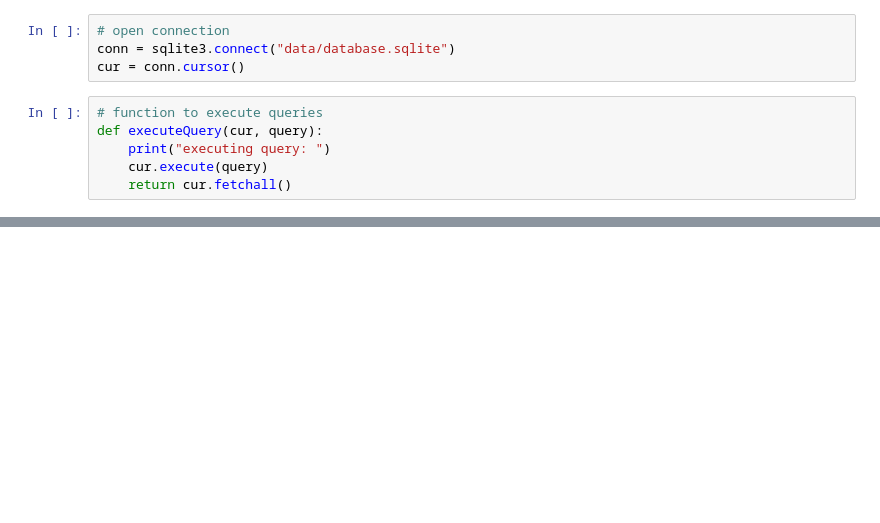
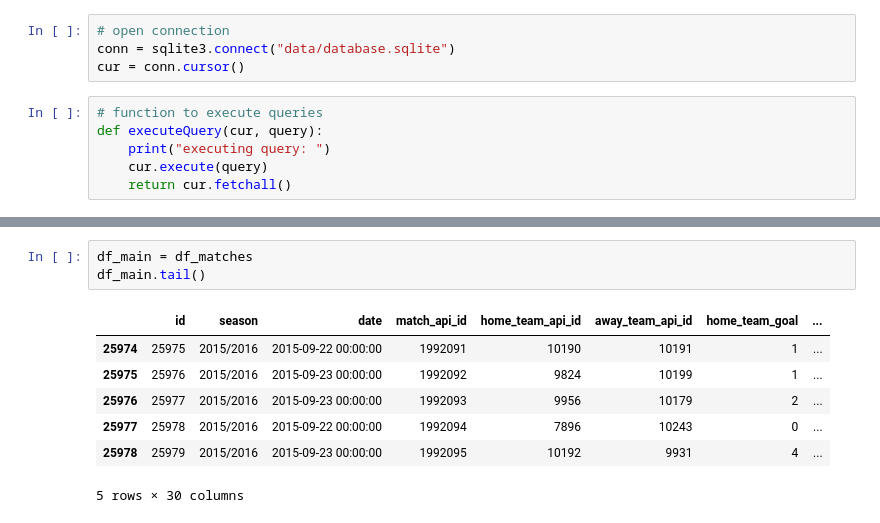
Before and after one commit to mannanrehbari/ml-project-soccer-analysis, a Jupyter notebook: soccer-analysis.ipynb, the cells around one changed output, grey strips where cells are left out. Saved outputs shown, nothing was run; the diff lists cells and outputs as text; blank space fills up the shorter version.

```diff
--- a/soccer-analysis.ipynb
+++ b/soccer-analysis.ipynb
@@ -23,0 +183,11 @@ executing query:
+# %%
+df_main = df_matches
+df_main.tail()
+# %% [output]
+|  | id | season | date | match_api_id | home_team_api_id | away_team_api_id | home_team_goal | ... |
+| 25974 | 25975 | 2015/2016 | 2015-09-22 00:00:00 | 1992091 | 10190 | 10191 | 1 | ... |
+| 25975 | 25976 | 2015/2016 | 2015-09-23 00:00:00 | 1992092 | 9824 | 10199 | 1 | ... |
+| 25976 | 25977 | 2015/2016 | 2015-09-23 00:00:00 | 1992093 | 9956 | 10179 | 2 | ... |
+| 25977 | 25978 | 2015/2016 | 2015-09-22 00:00:00 | 1992094 | 7896 | 10243 | 0 | ... |
+| 25978 | 25979 | 2015/2016 | 2015-09-23 00:00:00 | 1992095 | 10192 | 9931 | 4 | ... |
+5 rows × 30 columns
```
Also changed, not shown: parts of 18 cells of this notebook, 1 other file.
